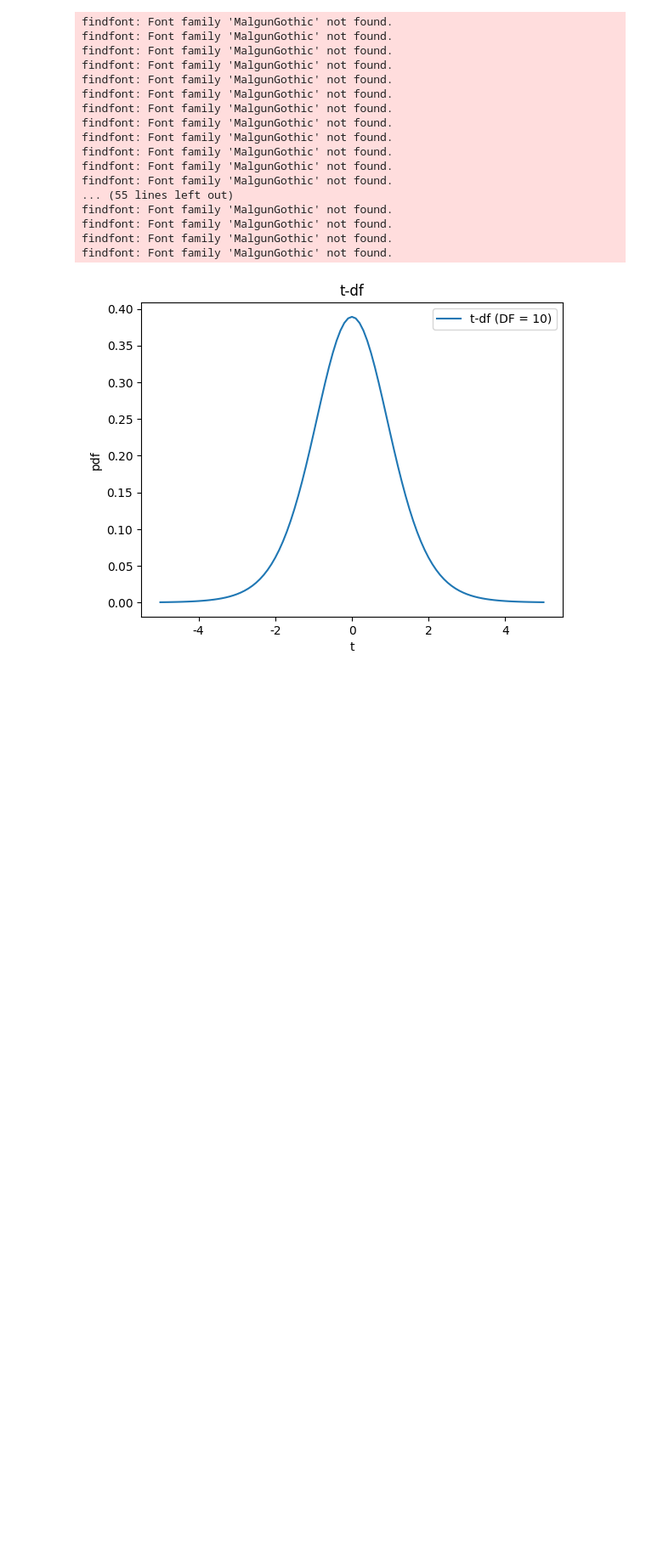
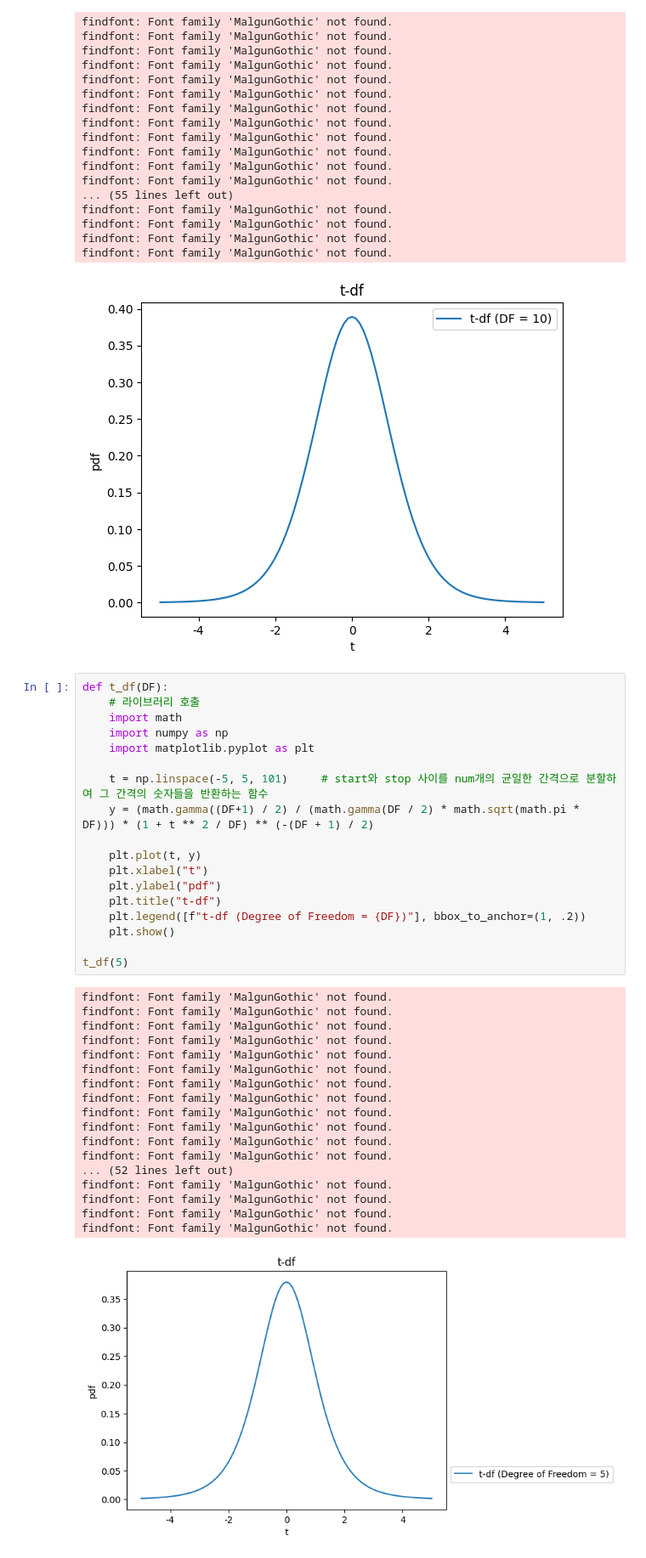
Before and after one commit to shoni0325/basic_python, a Jupyter notebook: shoni_train/statistic/distribution.ipynb, the cells around one changed output. Shown at 85% size. Saved outputs shown, nothing was run; the diff lists cells and outputs as text; blank space fills up the shorter version.

```diff
--- a/shoni_train/statistic/distribution.ipynb
+++ b/shoni_train/statistic/distribution.ipynb
@@ -383,3 +383,40 @@ findfont: Font family 'MalgunGothic' not found.
 findfont: Font family 'MalgunGothic' not found.
 findfont: Font family 'MalgunGothic' not found.
 [figure]
+# %%
+def t_df(DF):
+    # 라이브러리 호출
+    import math
+    import numpy as np
+    import matplotlib.pyplot as plt
+
+    t = np.linspace(-5, 5, 101)     # start와 stop 사이를 num개의 균일한 간격으로 분할하여 그 간격의 숫자들을 반환하는 함수
+    y = (math.gamma((DF+1) / 2) / (math.gamma(DF / 2) * math.sqrt(math.pi * DF))) * (1 + t ** 2 / DF) ** (-(DF + 1) / 2)
+
+    plt.plot(t, y)
+    plt.xlabel("t")
+    plt.ylabel("pdf")
+    plt.title("t-df")
+    plt.legend([f"t-df (Degree of Freedom = {DF})"], bbox_to_anchor=(1, .2))
+    plt.show()
+
+t_df(5)
+# %% [output]
+findfont: Font family 'MalgunGothic' not found.
+findfont: Font family 'MalgunGothic' not found.
+findfont: Font family 'MalgunGothic' not found.
+findfont: Font family 'MalgunGothic' not found.
+findfont: Font family 'MalgunGothic' not found.
+findfont: Font family 'MalgunGothic' not found.
+findfont: Font family 'MalgunGothic' not found.
+findfont: Font family 'MalgunGothic' not found.
+findfont: Font family 'MalgunGothic' not found.
+findfont: Font family 'MalgunGothic' not found.
+findfont: Font family 'MalgunGothic' not found.
+findfont: Font family 'MalgunGothic' not found.
+... (52 lines left out)
+findfont: Font family 'MalgunGothic' not found.
+findfont: Font family 'MalgunGothic' not found.
+findfont: Font family 'MalgunGothic' not found.
+findfont: Font family 'MalgunGothic' not found.
+[figure, added]
```
Also changed, not shown: parts of 11 cells of this notebook, 7 other files.
